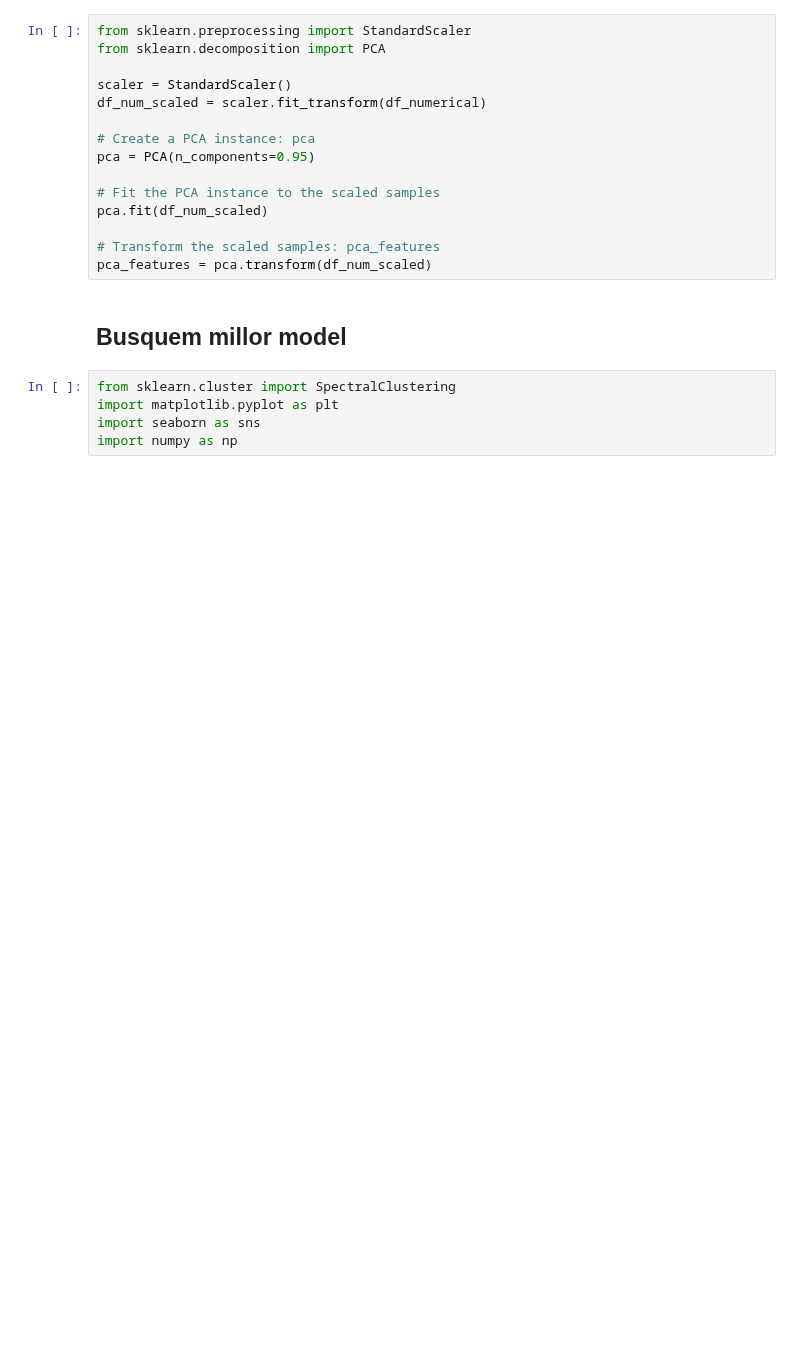
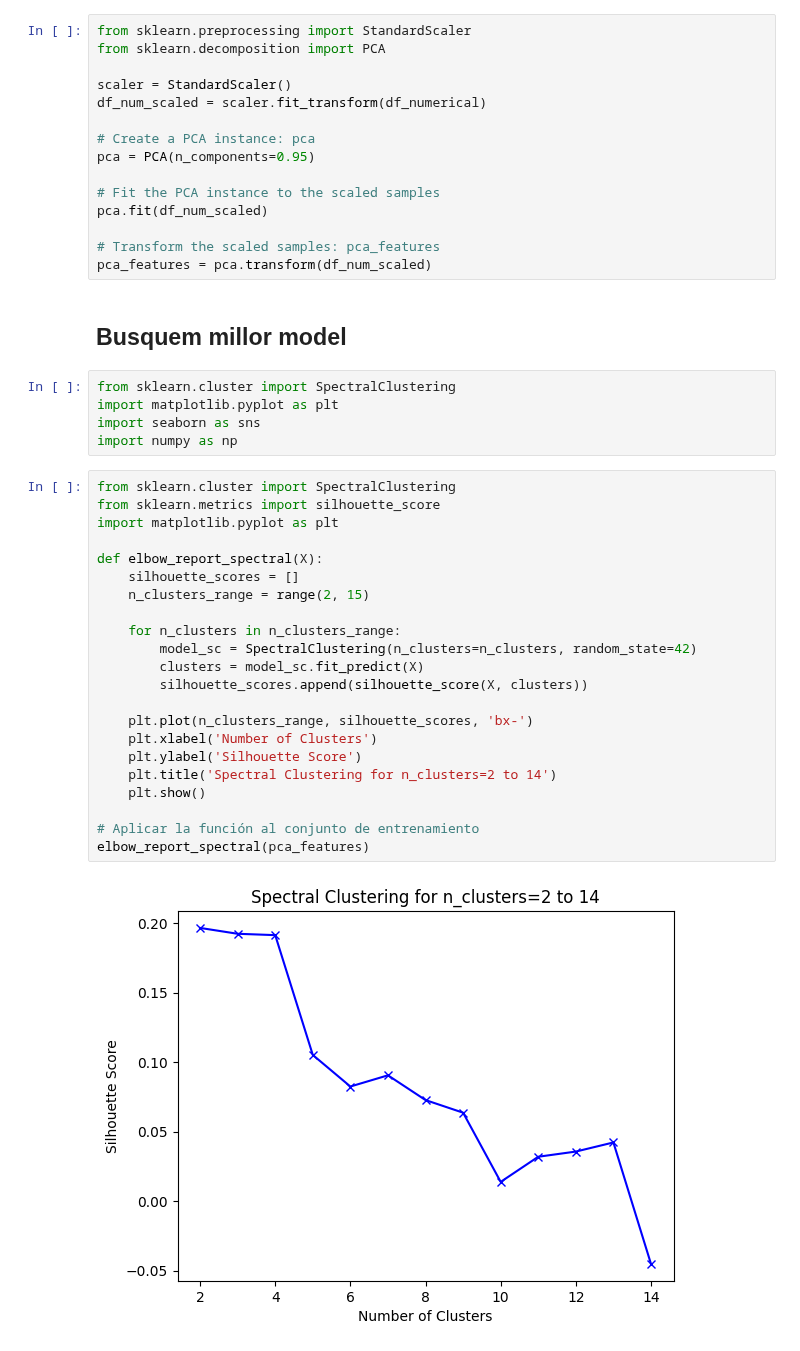
Before and after one commit to DCC-UAB/ACproject-07, a Jupyter notebook: codi/SpectralClusteringModificat.ipynb, the cells around one changed output. Cells and saved outputs as stored; diff of their text form; blank space fills up the shorter version.

Commit message:
Avançar SpectralClustering i spectralClusteringModificat

```diff
--- a/codi/SpectralClusteringModificat.ipynb
+++ b/codi/SpectralClusteringModificat.ipynb
@@ -44,6 +44,30 @@ from sklearn.cluster import SpectralClustering
 import matplotlib.pyplot as plt
 import seaborn as sns
 import numpy as np
+# %%
+from sklearn.cluster import SpectralClustering
+from sklearn.metrics import silhouette_score
+import matplotlib.pyplot as plt
+
+def elbow_report_spectral(X):
+    silhouette_scores = []
+    n_clusters_range = range(2, 15)
+
+    for n_clusters in n_clusters_range:
+        model_sc = SpectralClustering(n_clusters=n_clusters, random_state=42)
+        clusters = model_sc.fit_predict(X)
+        silhouette_scores.append(silhouette_score(X, clusters))
+
+    plt.plot(n_clusters_range, silhouette_scores, 'bx-')
+    plt.xlabel('Number of Clusters')
+    plt.ylabel('Silhouette Score')
+    plt.title('Spectral Clustering for n_clusters=2 to 14')
+    plt.show()
+
+# Aplicar la función al conjunto de entrenamiento
+elbow_report_spectral(pca_features)
+# %% [output]
+[figure, added]
 # %%
 from sklearn.metrics import make_scorer
 from sklearn.cluster import SpectralClustering
```
Also changed, not shown: parts of 33 cells of this notebook, 1 other file.
